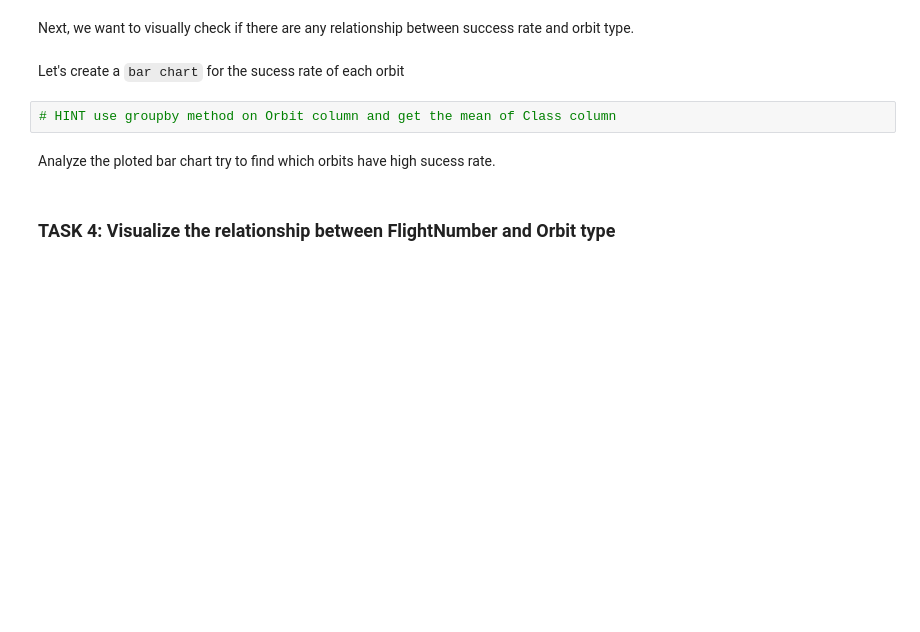
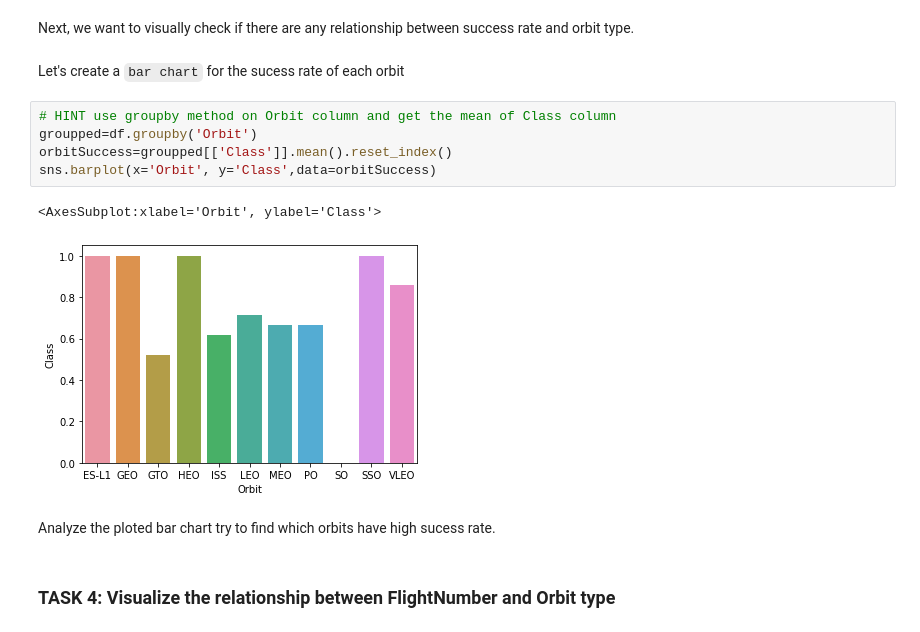
Before and after one commit to gianfra-t/IBM_DataScience_FinalProj, a Jupyter notebook: EDA_Pandas_Matplotlib.ipynb, the cells around one changed output. Saved outputs shown, nothing was run; the diff lists cells and outputs as text; blank space fills up the shorter version.

```diff
--- a/EDA_Pandas_Matplotlib.ipynb
+++ b/EDA_Pandas_Matplotlib.ipynb
@@ -114,6 +114,12 @@ Next, we want to visually check if there are any relationship between success ra
 Let's create a `bar chart` for the sucess rate of each orbit
 # %%
 # HINT use groupby method on Orbit column and get the mean of Class column
+groupped=df.groupby('Orbit')
+orbitSuccess=groupped[['Class']].mean().reset_index()
+sns.barplot(x='Orbit', y='Class',data=orbitSuccess)
+# %% [output]
+<AxesSubplot:xlabel='Orbit', ylabel='Class'>
+[figure, added]
 # %% [markdown]
 Analyze the ploted bar chart try to find which orbits have high sucess rate.
 # %% [markdown]
```
Also changed, not shown: parts of 8 cells of this notebook.
